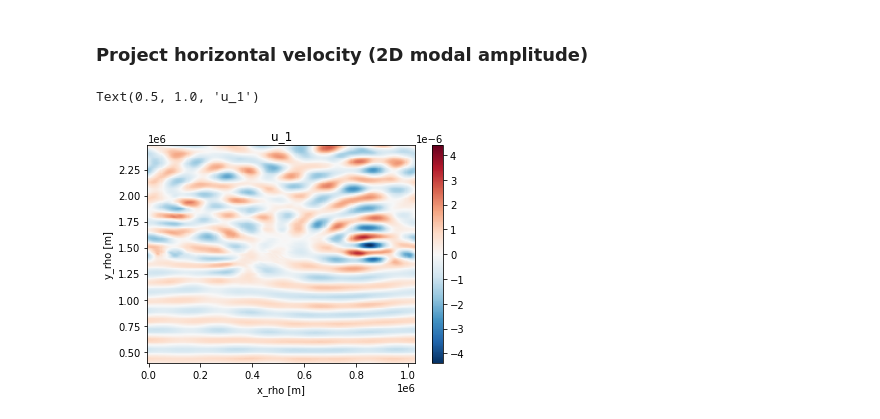
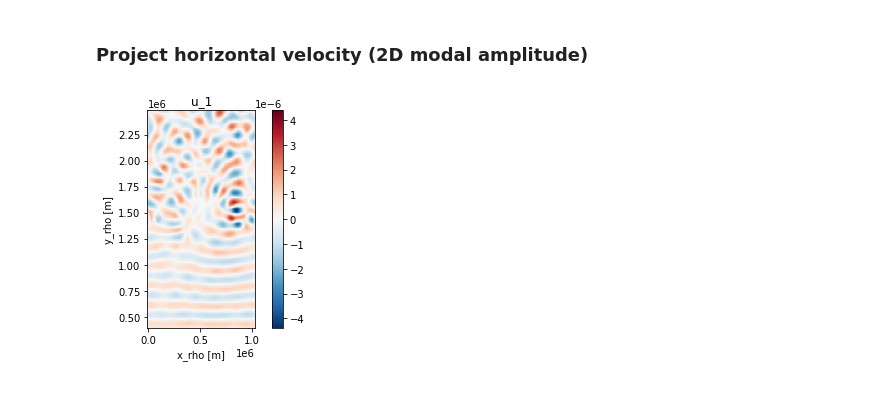
Before and after one commit to slgentil/croco, a Jupyter notebook: tutorials/vmodes.ipynb, the cells around one changed output. Saved outputs shown, nothing was run; the diff lists cells and outputs as text; code cells hidden in the pictures.

```diff
--- a/tutorials/vmodes.ipynb
+++ b/tutorials/vmodes.ipynb
@@ -30,7 +30,7 @@ run = 'jet_cfg1_wp75_4km_1500a2000j_floats_lev50_itide/'
 
 it = 1 # time index (working with one time index for this example)
 
-r = pp.Run(root_path+run, prefix='file_',open_nc=['grid','his'], verbose=False)
+r = pp.Run(root_path+run, prefix='file_', outputs=['grid','his'], verbose=False)
 ds = r['his'].isel(time=it)
 # %% [markdown]
 ## First example: single horizontal point.
@@ -265,12 +267,12 @@ Text(0.5, 1.0, 'w_cos')
 # %%
 ### project on the full domain and plot modal amplitude
 
 imod = 1
 
 un = vmodes.project(sds.w_t_cos, "w", align=True, z=z_rho, sel={"mode":imod})
 
-hdl = un.plot(subplot_kws={'aspect':'equal'})
+hdl = un.plot()
 hdl.axes.set_title('u_{}'.format(imod))
+hdl.axes.set_aspect('equal')
 # %% [output]
-Text(0.5, 1.0, 'u_1')
-[figure, old version]
+[figure, new version]
```
Also changed, not shown: parts of 1 cell of this notebook, 3 other files.
